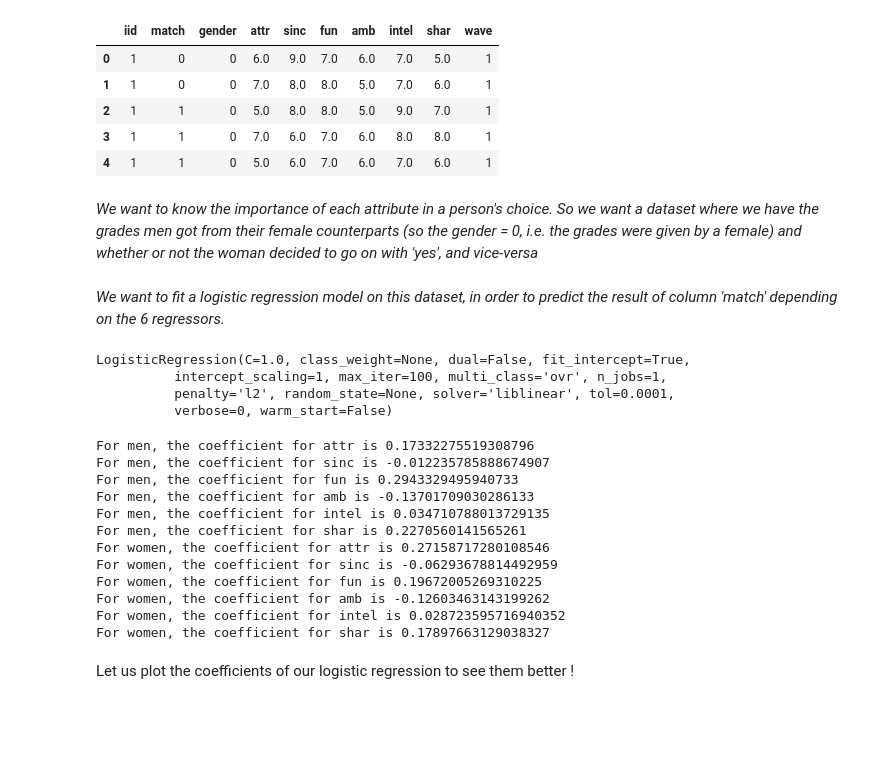
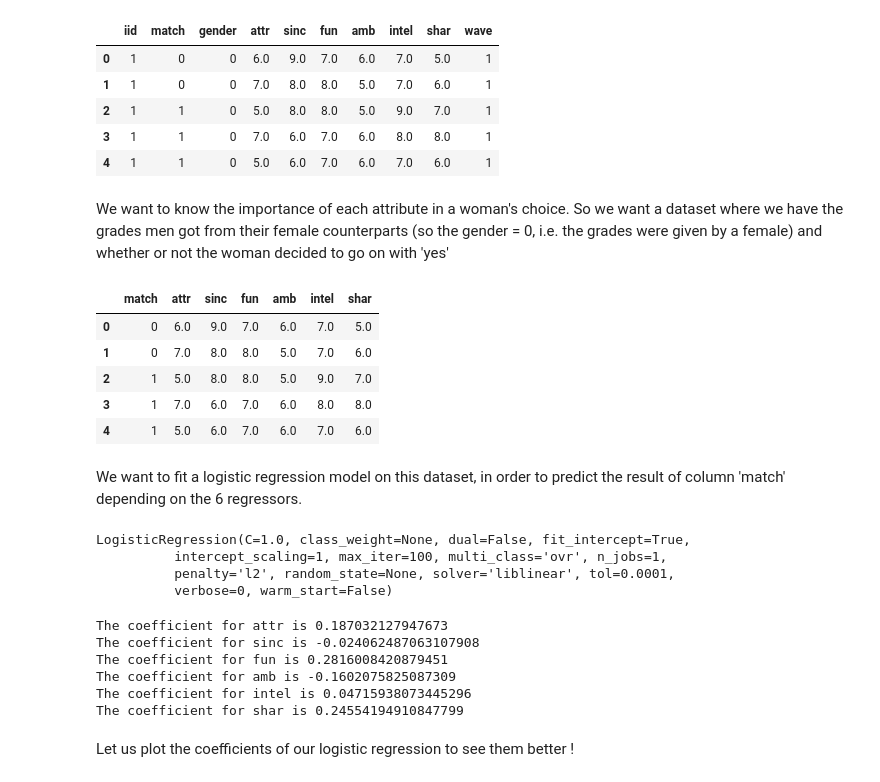
Before and after one commit to alexchouraki/Python-Project, a Jupyter notebook: Python Project.ipynb, the cells around one changed output. Saved outputs shown, nothing was run; the diff lists cells and outputs as text; code cells hidden in the pictures; blank space fills up the shorter version.

```diff
--- a/Python Project.ipynb
+++ b/Python Project.ipynb
@@ -954,12 +853,18 @@ model_choice.head()
 model_choice = model_choice[model_choice['wave'] != 12] #Get rid of wave 12
 model_choice = model_choice.drop(['wave','iid'],axis=1) #Get rid of column 'wave' since we don't need it anymore
 # %% [markdown]
-*We want to know the importance of each attribute in a person's choice. So we want a dataset where we have the grades men got from their female counterparts (so the gender = 0, i.e. the grades were given by a female) and whether or not the woman decided to go on with 'yes', and vice-versa*
+We want to know the importance of each attribute in a woman's choice. So we want a dataset where we have the grades men got from their female counterparts (so the gender = 0, i.e. the grades were given by a female) and whether or not the woman decided to go on with 'yes'
 # %%
-model_choice_m = model_choice[model_choice['gender'] == 0]
-model_choice_m = model_choice_m.drop(['gender'],axis=1)
-model_choice_f = model_choice[model_choice['gender'] == 1]
-model_choice_f = model_choice_f.drop(['gender'],axis=1)
+model_choice = model_choice[model_choice['gender'] == 0]
+model_choice = model_choice.drop(['gender'],axis=1)
+model_choice.head()
+# %% [output]
+|  | match | attr | sinc | fun | amb | intel | shar |
+| 0 | 0 | 6.0 | 9.0 | 7.0 | 6.0 | 7.0 | 5.0 |
+| 1 | 0 | 7.0 | 8.0 | 8.0 | 5.0 | 7.0 | 6.0 |
+| 2 | 1 | 5.0 | 8.0 | 8.0 | 5.0 | 9.0 | 7.0 |
+| 3 | 1 | 7.0 | 6.0 | 7.0 | 6.0 | 8.0 | 8.0 |
+| 4 | 1 | 5.0 | 6.0 | 7.0 | 6.0 | 7.0 | 6.0 |
 # %% [markdown]
-*We want to fit a logistic regression model on this dataset, in order to predict the result of column 'match' depending on the 6 regressors.*
+We want to fit a logistic regression model on this dataset, in order to predict the result of column 'match' depending on the 6 regressors.
 # %%
@@ -988,24 +888,15 @@ LogisticRegression(C=1.0, class_weight=None, dual=False, fit_intercept=True,
 # %%
 #Let's now visualize the coefficients of the regressors of our model :
 
-for idx, col_name in enumerate(X2m_train.columns):
-    print("For men, the coefficient for {} is {}".format(col_name, logreg_model_m.coef_[0][idx]))
-
-for idx, col_name in enumerate(X2f_train.columns):
-    print("For women, the coefficient for {} is {}".format(col_name, logreg_model_f.coef_[0][idx]))
+for idx, col_name in enumerate(X2_train.columns):
+    print("The coefficient for {} is {}".format(col_name, logreg_model.coef_[0][idx]))
 # %% [output]
-For men, the coefficient for attr is 0.17332275519308796
-For men, the coefficient for sinc is -0.012235785888674907
-For men, the coefficient for fun is 0.2943329495940733
-For men, the coefficient for amb is -0.13701709030286133
-For men, the coefficient for intel is 0.034710788013729135
-For men, the coefficient for shar is 0.2270560141565261
-For women, the coefficient for attr is 0.27158717280108546
-For women, the coefficient for sinc is -0.06293678814492959
-For women, the coefficient for fun is 0.19672005269310225
-For women, the coefficient for amb is -0.12603463143199262
-For women, the coefficient for intel is 0.028723595716940352
-For women, the coefficient for shar is 0.17897663129038327
+The coefficient for attr is 0.187032127947673
+The coefficient for sinc is -0.024062487063107908
+The coefficient for fun is 0.2816008420879451
+The coefficient for amb is -0.1602075825087309
+The coefficient for intel is 0.04715938073445296
+The coefficient for shar is 0.24554194910847799
 # %% [markdown]
 Let us plot the coefficients of our logistic regression to see them better !
 # %%
```
Also changed, not shown: parts of 64 cells of this notebook.
